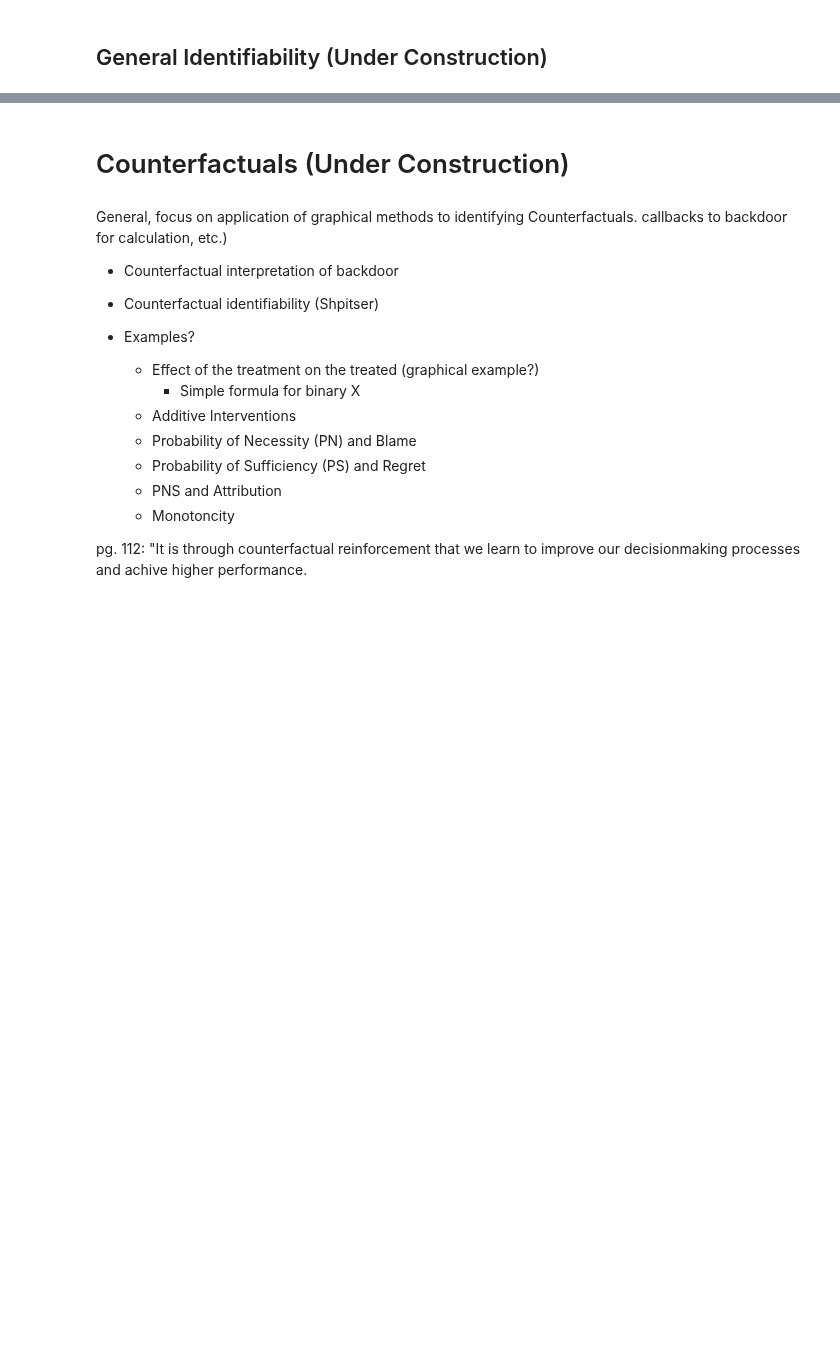
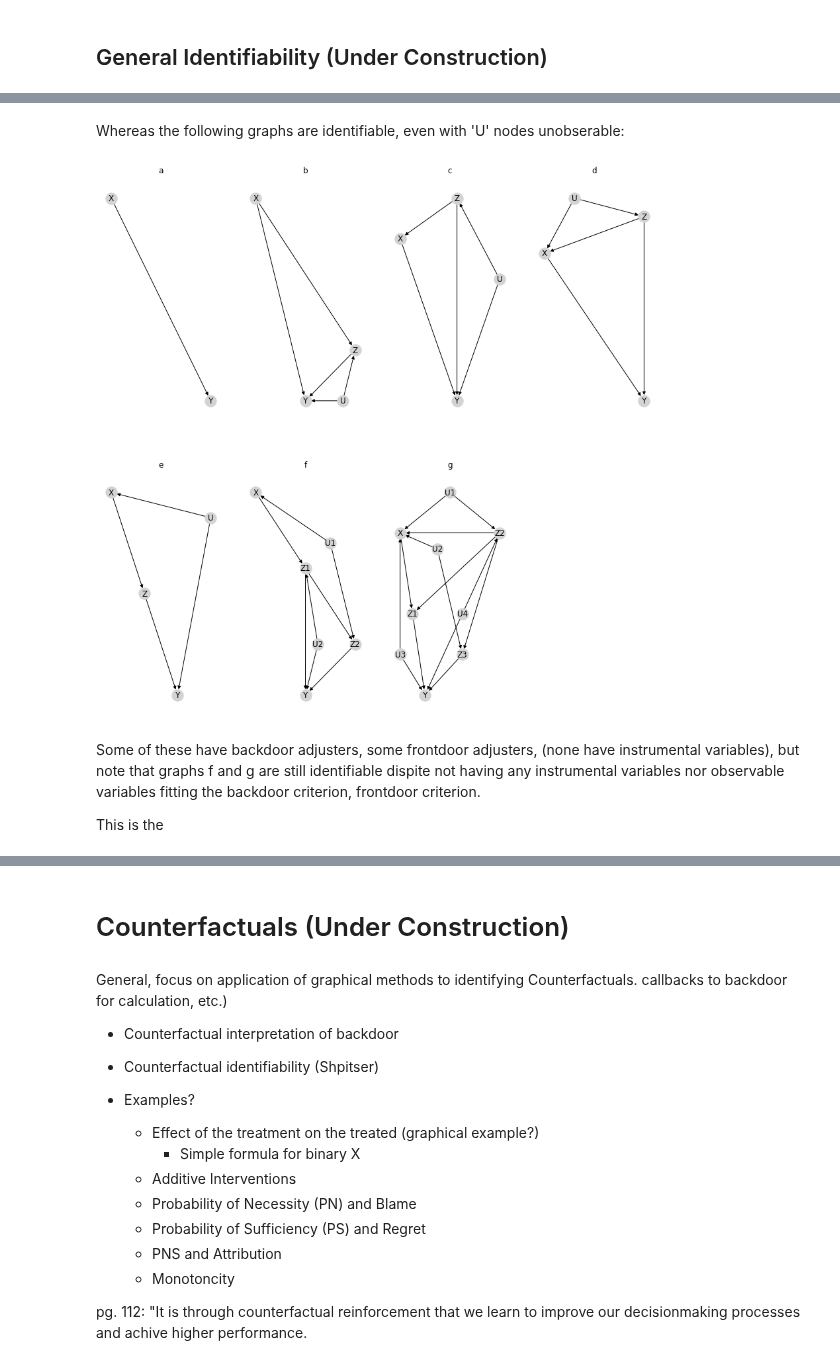
Before and after one commit to BrennanBarker/oyster, a Jupyter notebook: primer_study_questions.ipynb, the cells around one changed output, grey strips where cells are left out. Saved outputs shown, nothing was run; the diff lists cells and outputs as text; code cells hidden in the pictures; blank space fills up the shorter version.

```diff
--- a/primer_study_questions.ipynb
+++ b/primer_study_questions.ipynb
@@ -754,0 +819,15 @@ Back-door and Front-door adjustment are two ways of calculating the effect of X
+# %% [markdown]
+Whereas the following graphs are identifiable, even with 'U' nodes unobserable:
+# %%
+fig1, axs = plt.subplots(2,4, figsize=(15,15))
+for ax, (name, DAG) in zip(axs.flatten(), oy.ex.sp08['fig2'].items()):
+    oy.draw(DAG,
+            title=f'{name}',
+            ax=ax)
+axs[1][3].set_axis_off()
+# %% [output]
+[figure, added]
+# %% [markdown]
+Some of these have backdoor adjusters, some frontdoor adjusters, (none have instrumental variables), but note that graphs f and g are still identifiable dispite not having any instrumental variables nor observable variables fitting the backdoor criterion, frontdoor criterion.
+
+This is the
```
Also changed, not shown: parts of 32 cells of this notebook, 5 other files.
